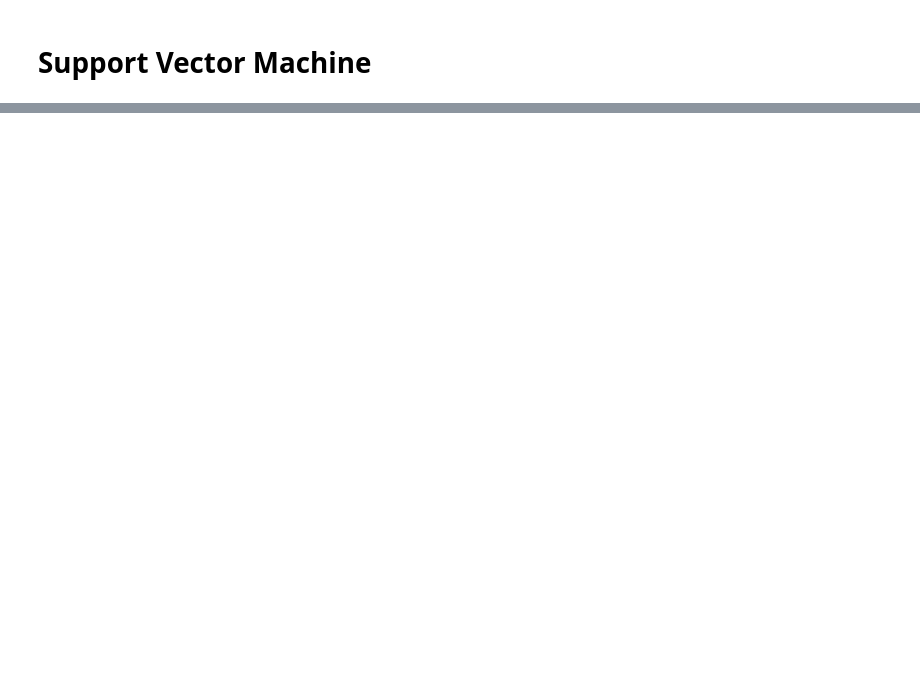
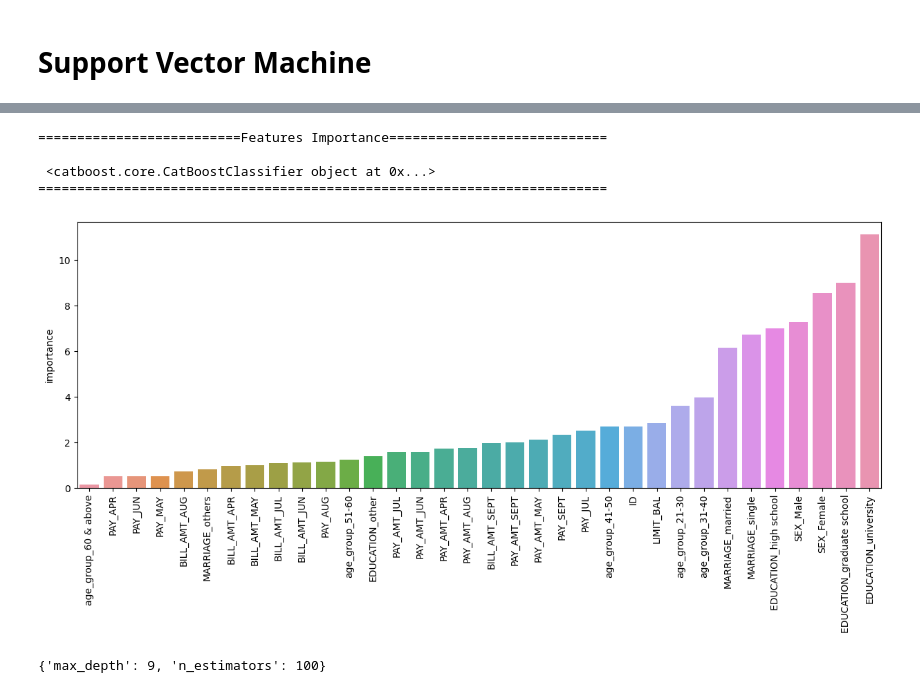
Before and after one commit to Kalpesh-Rajput/-Credit_Card_Default_Prediction, a Jupyter notebook: KR_|_Credit_Card_Default_Prediction.ipynb, the cells around one changed output, grey strips where cells are left out. Drawn from its saved outputs; the diff is of its cells as text; code cells hidden in the pictures; blank space fills up the shorter version.

```diff
--- a/KR_|_Credit_Card_Default_Prediction.ipynb
+++ b/KR_|_Credit_Card_Default_Prediction.ipynb
@@ -1377,0 +1560,3 @@ get_features_importance(optimal_rfc_model,x_train)
+# %%
+# training and evaluating the cb model
+run_evaluate_model(cb_model,x_train,x_test,y_train,y_test)
@@ -1377,0 +1583,7 @@ get_features_importance(optimal_rfc_model,x_train)
+# %%
+# finding the best parameters for CatBoostClassifier by gridsearchcv
+params  = {'n_estimators' : [50,100,150]  , 'max_depth':[3,5,9]}
+grid_cb_model = GridSearchCV(estimator = cb_model , param_grid = params , cv = 3 , verbose = 0 , n_jobs = -1 , scoring = 'recall')
+# %%
+# training and evaluating the catboost model with hyperparameter tuing
+run_evaluate_model(grid_cb_model,x_train,x_test,y_train,y_test)
@@ -1377,0 +1608,3 @@ get_features_importance(optimal_rfc_model,x_train)
+# %%
+#getting the best estimator
+optimal_catboost_model = grid_cb_model.best_estimator_
@@ -1377,0 +1622,13 @@ get_features_importance(optimal_rfc_model,x_train)
+# %%
+# visualizing feature importance
+get_features_importance(optimal_catboost_model,x_train)
+# %% [output]
+==========================Features Importance============================
+
+ <catboost.core.CatBoostClassifier object at 0x...>
+=========================================================================
+[figure, added]
+# %%
+grid_cb_model.best_params_
+# %% [output]
+{'max_depth': 9, 'n_estimators': 100}
```
Also changed, not shown: parts of 53 cells of this notebook.
